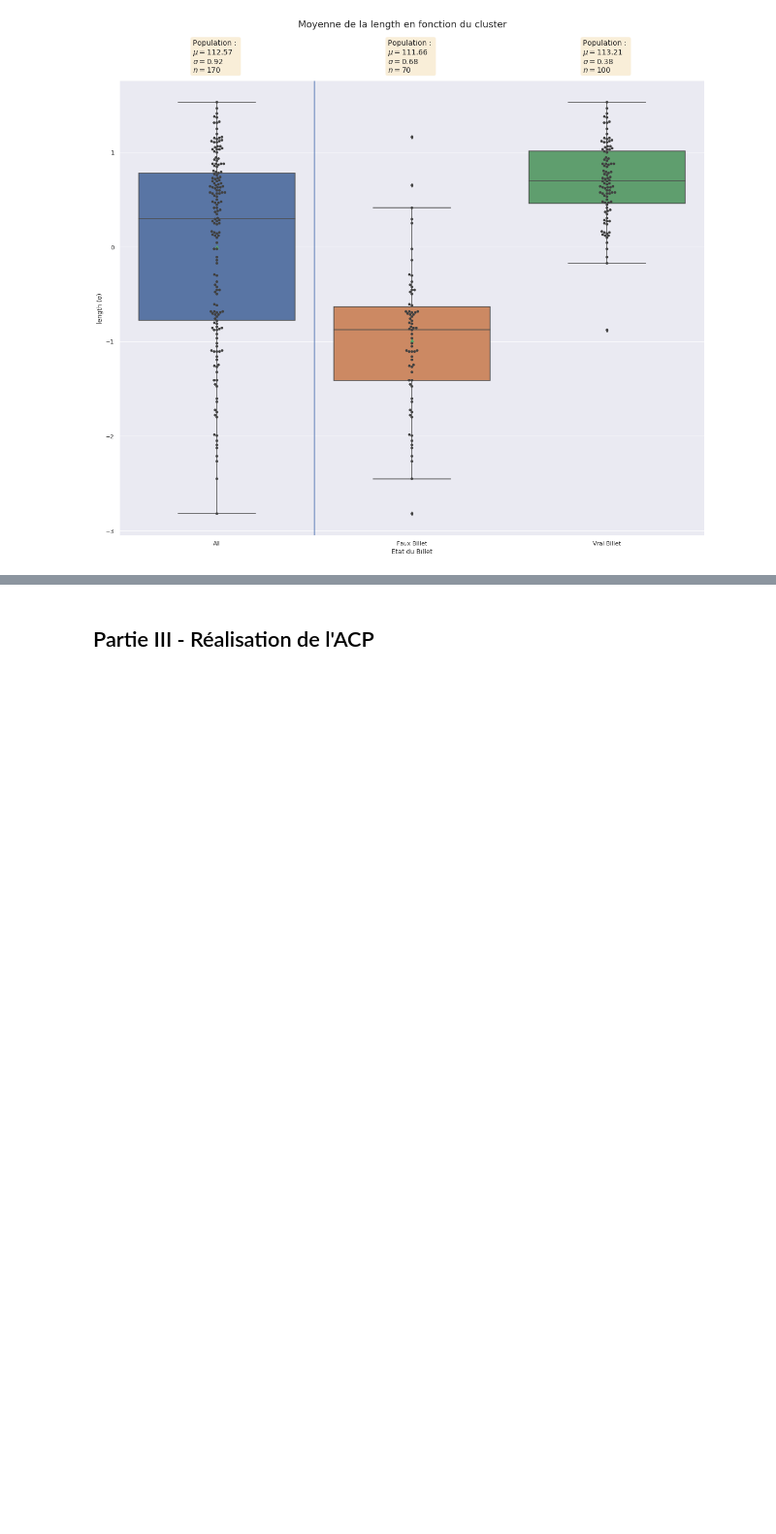
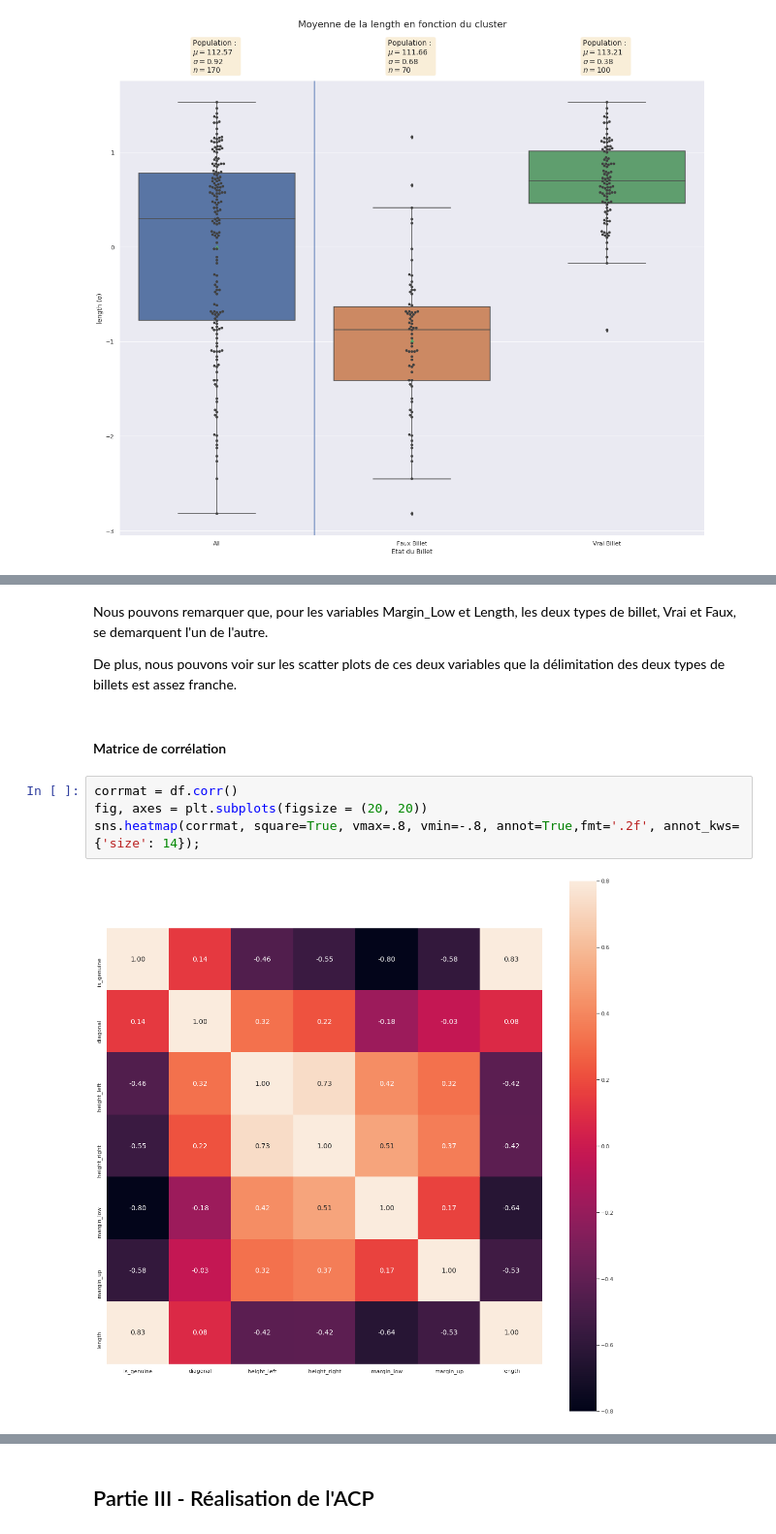
Before and after one commit to FranckDELRUE/FranckDELRUE-OCR-Project-6-DAn-Python, a Jupyter notebook: P6_DELRUE_Franck.ipynb, the cells around one changed output, grey strips where cells are left out. Shown at 97% size. Cells and saved outputs as stored; diff of their text form; blank space fills up the shorter version.

```diff
--- a/P6_DELRUE_Franck.ipynb
+++ b/P6_DELRUE_Franck.ipynb
@@ -63,0 +82,12 @@ plt.savefig('Images/carac_paires.png')
+# %% [markdown]
+Nous pouvons remarquer que, pour les variables Margin_Low et Length, les deux types de billet, Vrai et Faux, se demarquent l'un de l'autre.
+
+De plus, nous pouvons voir sur les scatter plots de ces deux variables que la délimitation des deux types de billets est assez franche.
+# %% [markdown]
+#### Matrice de corrélation
+# %%
+corrmat = df.corr()
+fig, axes = plt.subplots(figsize = (20, 20))
+sns.heatmap(corrmat, square=True, vmax=.8, vmin=-.8, annot=True,fmt='.2f', annot_kws={'size': 14});
+# %% [output]
+[figure, added]
```
Also changed, not shown: parts of 62 cells of this notebook, 6 other files.
